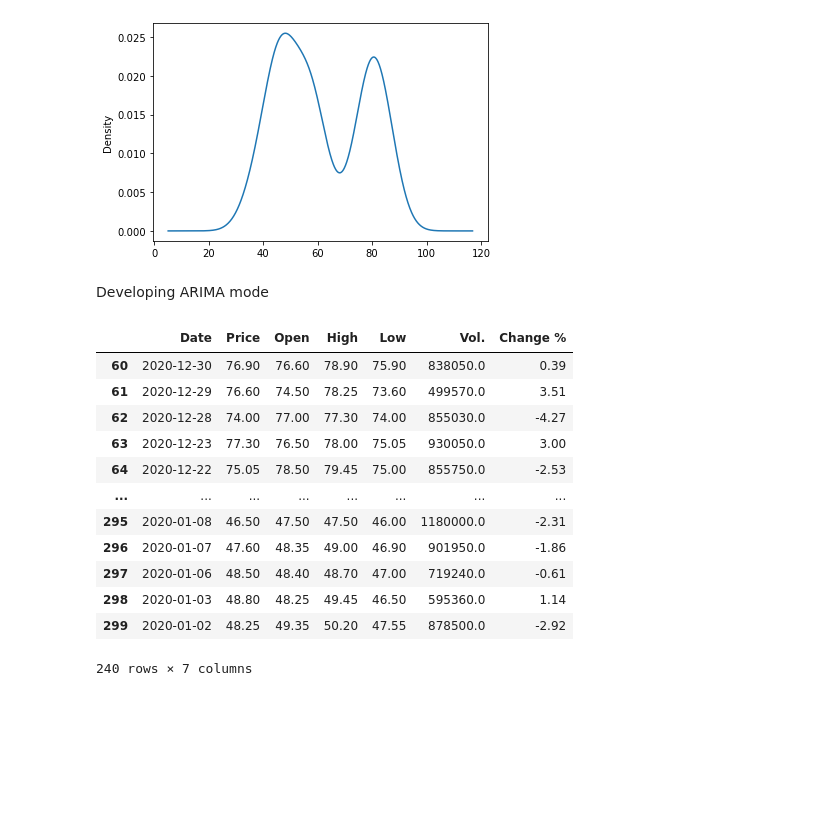
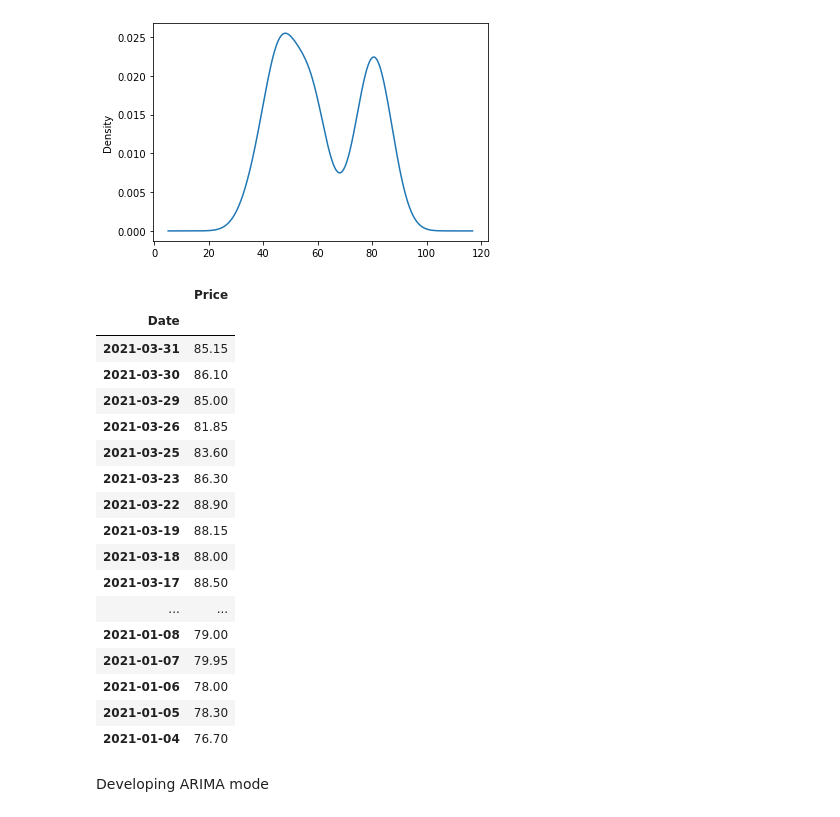
Before and after one commit to ibadrehman90/7gXDivmfsppWpWul, a Jupyter notebook: ARIMA.ipynb, the cells around one changed output. Saved outputs shown, nothing was run; the diff lists cells and outputs as text; code cells hidden in the pictures; blank space fills up the shorter version.

```diff
--- a/ARIMA.ipynb
+++ b/ARIMA.ipynb
@@ -99,39 +100,29 @@ X_train.set_index('Date', inplace=True)
 y_test = test[['Date','Price']]
 y_test['Date'] = pd.to_datetime(y_test['Date'])
 y_test.set_index('Date', inplace=True)
+# %%
+y_test
+# %% [output]
+|  | Price |
+| Date |  |
+| 2021-03-31 | 85.15 |
+| 2021-03-30 | 86.10 |
+| 2021-03-29 | 85.00 |
+| 2021-03-26 | 81.85 |
+| 2021-03-25 | 83.60 |
+| 2021-03-23 | 86.30 |
+| 2021-03-22 | 88.90 |
+| 2021-03-19 | 88.15 |
+| 2021-03-18 | 88.00 |
+| 2021-03-17 | 88.50 |
+| ... | ... |
+| 2021-01-08 | 79.00 |
+| 2021-01-07 | 79.95 |
+| 2021-01-06 | 78.00 |
+| 2021-01-05 | 78.30 |
+| 2021-01-04 | 76.70 |
 # %% [markdown]
 Developing ARIMA mode
-# %%
-# spliting train and test data for Argentina Stock
-# converting the date column to datetime format
-argentina_stock['Date'] = pd.to_datetime(argentina_stock['Date'])
-argentina_stock['Change %'] = argentina_stock['Change %'].str.replace('%', '')
-# As advised, spliting test data from Jan 2021 to March 2021
-start_date = '2021-01-01'
-end_date = '2021-03-31'
-test = argentina_stock.loc[(argentina_stock['Date'] >= start_date) & (argentina_stock['Date'] <= end_date)]
-# test['Date'] = pd.to_numeric(test['Date'])
-# keeping rest of the data as training
-train = argentina_stock[~argentina_stock.index.isin(test.index)]
-train['Date'] = pd.to_datetime(train['Date'])
-# price and date (in place of index), just price one column.
-# train = train[('Date')].values.astype("float64")
-# train['Date'] = train[('Date')].values.astype("float64")
-train
-# %% [output]
-|  | Date | Price | Open | High | Low | Vol. | Change % |
-| 60 | 2020-12-30 | 76.90 | 76.60 | 78.90 | 75.90 | 838050.0 | 0.39 |
-| 61 | 2020-12-29 | 76.60 | 74.50 | 78.25 | 73.60 | 499570.0 | 3.51 |
-| 62 | 2020-12-28 | 74.00 | 77.00 | 77.30 | 74.00 | 855030.0 | -4.27 |
-| 63 | 2020-12-23 | 77.30 | 76.50 | 78.00 | 75.05 | 930050.0 | 3.00 |
-| 64 | 2020-12-22 | 75.05 | 78.50 | 79.45 | 75.00 | 855750.0 | -2.53 |
-| ... | ... | ... | ... | ... | ... | ... | ... |
-| 295 | 2020-01-08 | 46.50 | 47.50 | 47.50 | 46.00 | 1180000.0 | -2.31 |
-| 296 | 2020-01-07 | 47.60 | 48.35 | 49.00 | 46.90 | 901950.0 | -1.86 |
-| 297 | 2020-01-06 | 48.50 | 48.40 | 48.70 | 47.00 | 719240.0 | -0.61 |
-| 298 | 2020-01-03 | 48.80 | 48.25 | 49.45 | 46.50 | 595360.0 | 1.14 |
-| 299 | 2020-01-02 | 48.25 | 49.35 | 50.20 | 47.55 | 878500.0 | -2.92 |
-240 rows × 7 columns
 # %%
 model_autoARIMA = auto_arima(X_train, start_p=0, start_q=0,
                       test='adf',       # use adftest to find optimal 'd'
```
Also changed, not shown: parts of 4 cells of this notebook.
